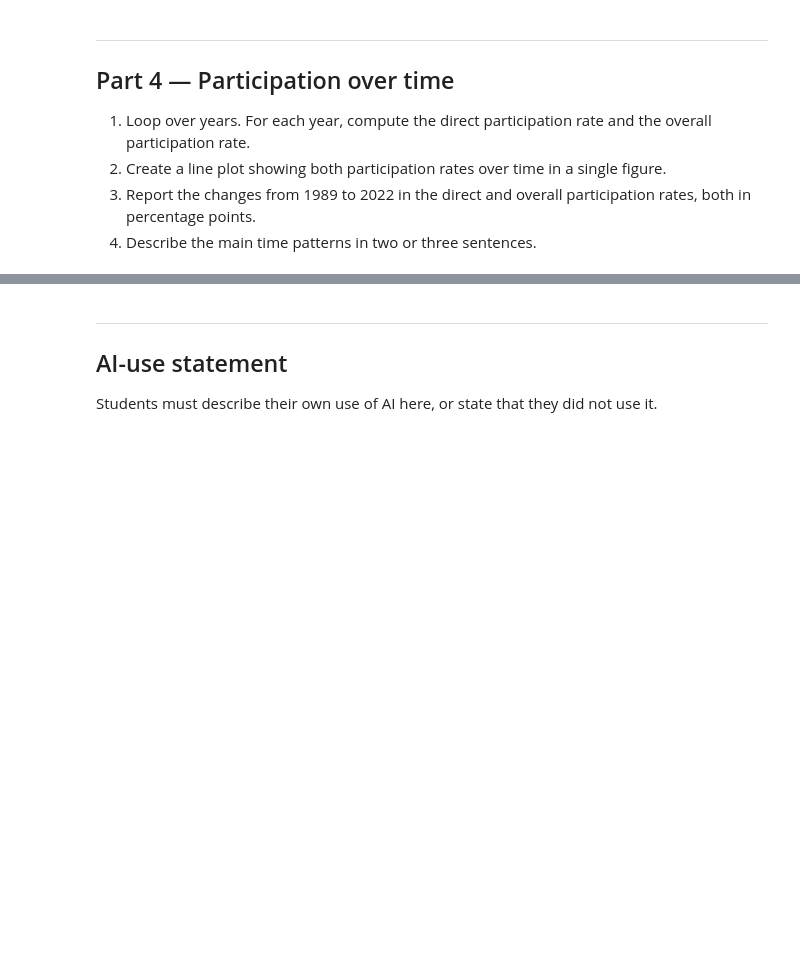
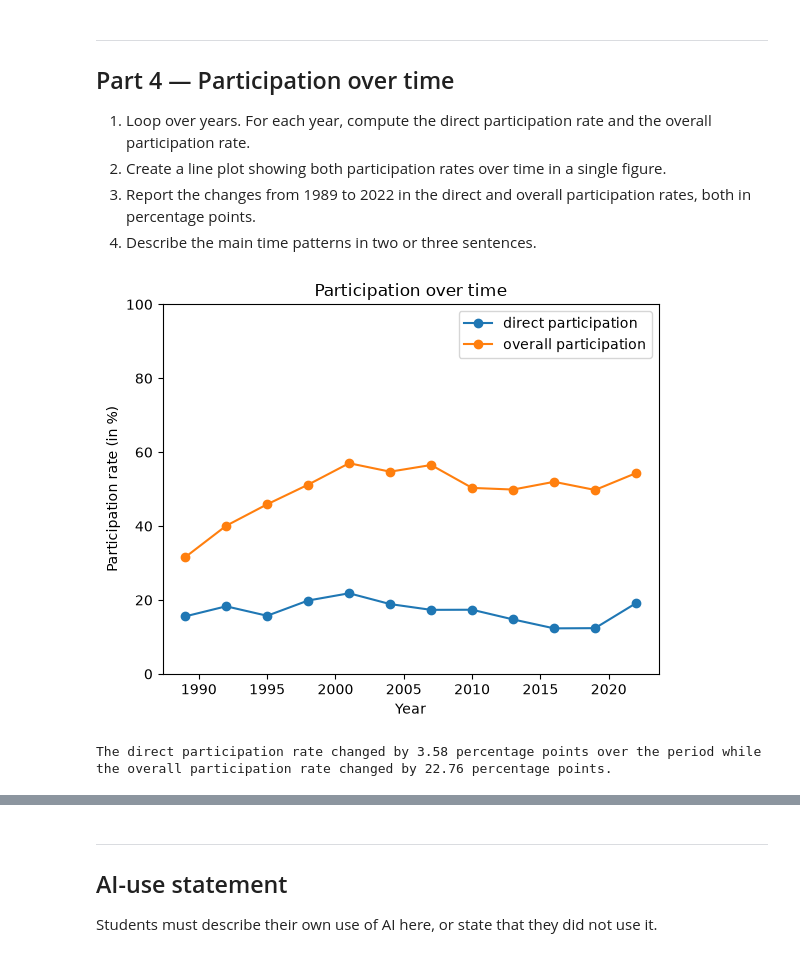
Before and after one commit to Leonard711/TECH2-assignment3, a Jupyter notebook: assignment3.ipynb, the cells around one changed output, grey strips where cells are left out. Saved outputs shown, nothing was run; the diff lists cells and outputs as text; code cells hidden in the pictures; blank space fills up the shorter version.

```diff
--- a/assignment3.ipynb
+++ b/assignment3.ipynb
@@ -191,14 +191,14 @@ print(f"{overall_rate:.2f} % of households participate directly or indirectly.")
    of participation rates across education categories.
 4. In two or three sentences, describe the education pattern.
 # %%
-direct = []
-overall = []
+direct_educ = []
+overall_educ = []
 
 for i in [1, 2, 3, 4]:
     direct_rate = participation_rate(scf[scf["educ"] == i]["direct"])
-    direct.append(direct_rate)
+    direct_educ.append(direct_rate)
     overall_rate = participation_rate(scf[scf["educ"] == i]["overall"])
-    overall.append(overall_rate)
+    overall_educ.append(overall_rate)
 # %%
 educ = ["No high school", "High school", "Some college", "Bachelor's or higher"]
 
@@ -242,3 +242,36 @@ As education increases the participation rate increases for both direct and over
 3. Report the changes from 1989 to 2022 in the direct and overall participation
    rates, both in percentage points.
 4. Describe the main time patterns in two or three sentences.
+# %%
+years = sorted(scf["year"].unique())
+
+direct_year = []
+overall_year = []
+
+for n in years:
+    direct_rate = participation_rate(scf[scf["year"] == n]["direct"])
+    direct_year.append(direct_rate)
+    overall_rate = participation_rate(scf[scf["year"] == n]["overall"])
+    overall_year.append(overall_rate)
+# %%
+fig, ax = plt.subplots()
+
+ax.plot(years, direct_year, marker='o', label='direct participation')
+ax.plot(years, overall_year, marker='o', label='overall participation')
+ax.set_xlabel("Year")
+ax.set_ylim(0, 100)
+ax.set_ylabel("Participation rate (in %)")
+
+ax.set_title("Participation over time")
+ax.legend()
+
+plt.show()
+# %% [output]
+[figure, added]
+# %%
+direct_change = direct_year[-1] - direct_year[0]
+overall_change = overall_year[-1] - overall_year[0]
+
+print(f"The direct participation rate changed by {direct_change:.2f} percentage points over the period while the overall participation rate changed by {overall_change:.2f} percentage points.")
+# %% [output]
+The direct participation rate changed by 3.58 percentage points over the period while the overall participation rate changed by 22.76 percentage points.
```
Also changed, not shown: parts of 4 cells of this notebook.
